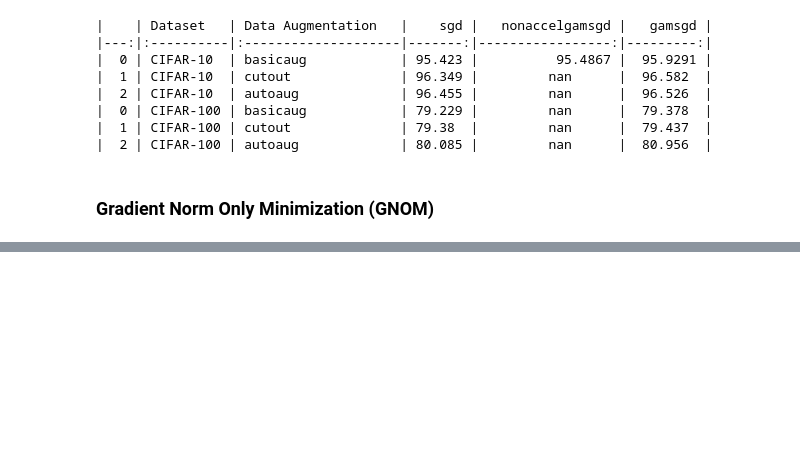
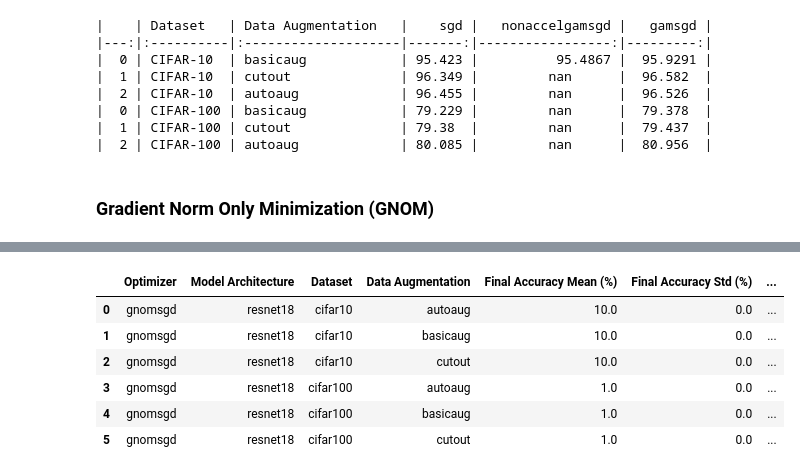
Before and after one commit to thomask902/2024-Numerical-Optimization-Research, a Jupyter notebook: results.ipynb, the cells around one changed output, grey strips where cells are left out. Cells and saved outputs as stored; diff of their text form; code cells hidden in the pictures; blank space fills up the shorter version.

Commit message:
results notebook

```diff
--- a/results.ipynb
+++ b/results.ipynb
@@ -213,0 +214,27 @@ results_gnom
+# %%
+grouped_gnom = results_gnom.groupby(['Optimizer', 'Model Architecture', 'Dataset', 'Data Augmentation']).agg({
+    'Final Accuracy (%)': ['mean', 'std'],
+    'Total Time (min)': ['mean', 'std']
+}).reset_index()
+
+# Rename the columns for clarity
+grouped_gnom.columns = [
+    'Optimizer',
+    'Model Architecture',
+    'Dataset',
+    'Data Augmentation',
+    'Final Accuracy Mean (%)',
+    'Final Accuracy Std (%)',
+    'Total Time Mean (min)',
+    'Total Time Std (min)'
+]
+
+grouped_gnom
+# %% [output]
+|  | Optimizer | Model Architecture | Dataset | Data Augmentation | Final Accuracy Mean (%) | Final Accuracy Std (%) | ... |
+| 0 | gnomsgd | resnet18 | cifar10 | autoaug | 10.0 | 0.0 | ... |
+| 1 | gnomsgd | resnet18 | cifar10 | basicaug | 10.0 | 0.0 | ... |
+| 2 | gnomsgd | resnet18 | cifar10 | cutout | 10.0 | 0.0 | ... |
+| 3 | gnomsgd | resnet18 | cifar100 | autoaug | 1.0 | 0.0 | ... |
+| 4 | gnomsgd | resnet18 | cifar100 | basicaug | 1.0 | 0.0 | ... |
+| 5 | gnomsgd | resnet18 | cifar100 | cutout | 1.0 | 0.0 | ... |
```
Also changed, not shown: parts of 3 cells of this notebook.
